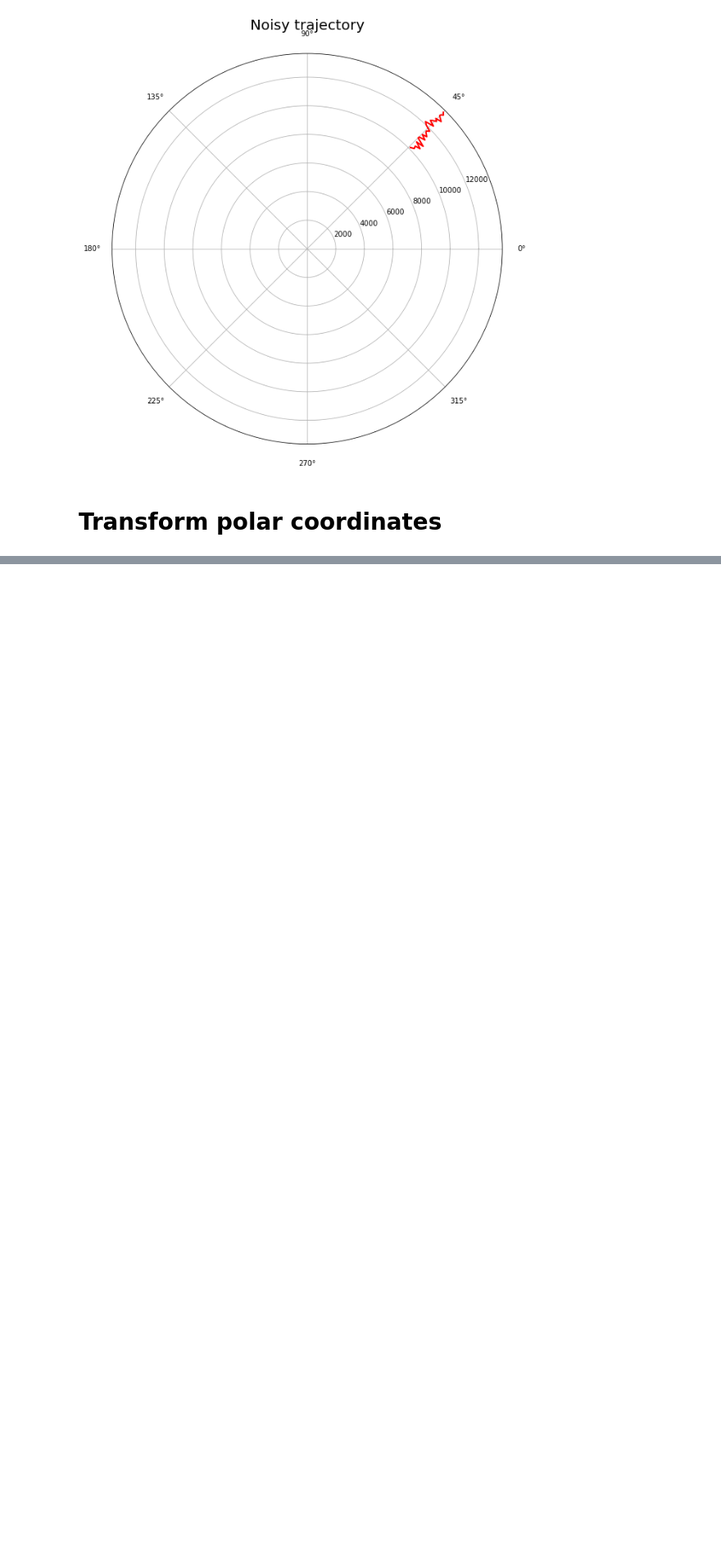
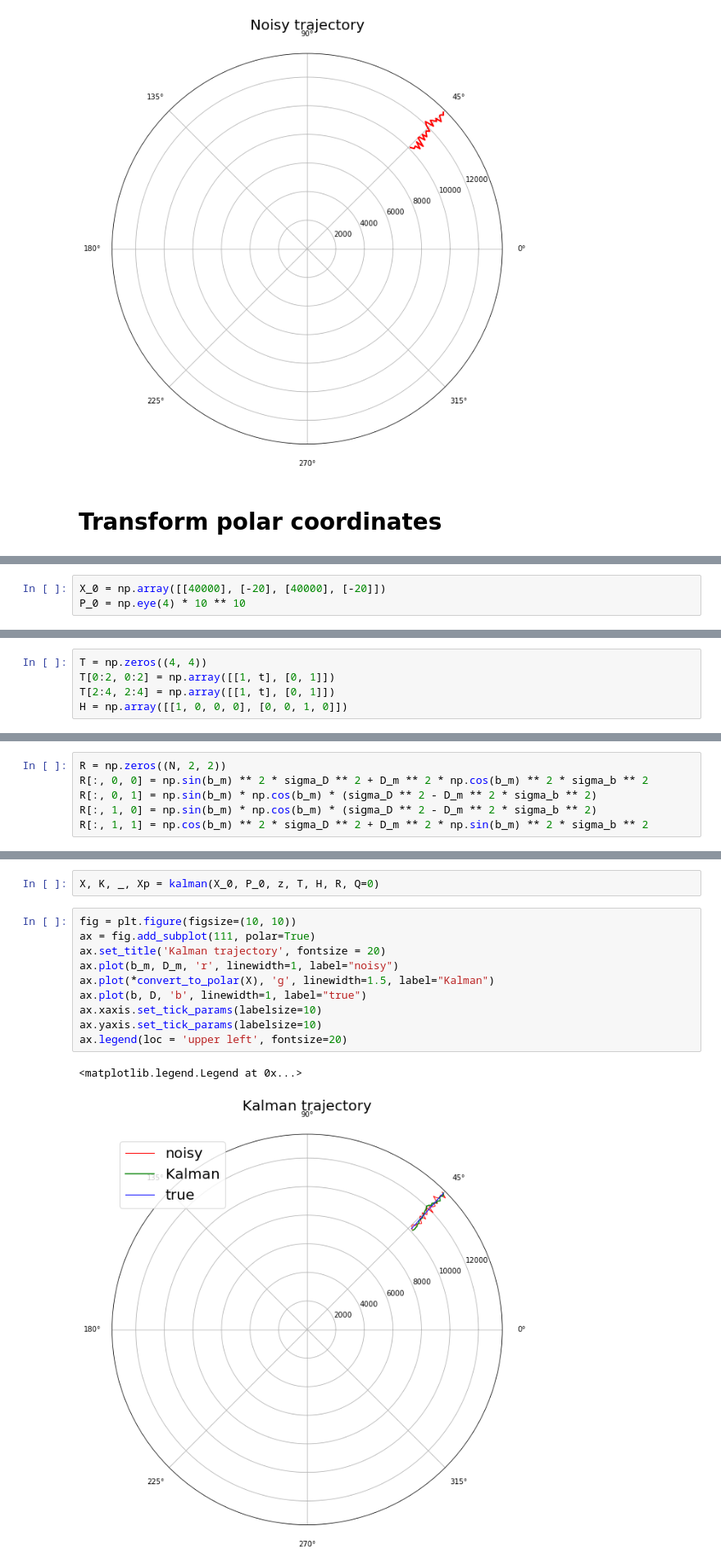
Before and after one commit to EgorPristanskiy/ExpDataProcessing, a Jupyter notebook: Lab9/Lab9.ipynb, the cells around one changed output, grey strips where cells are left out. Shown at 82% size. Cells and saved outputs as stored; diff of their text form; blank space fills up the shorter version.

```diff
--- a/Lab9/Lab9.ipynb
+++ b/Lab9/Lab9.ipynb
@@ -66,0 +99,3 @@ y_m = D_m * np.cos(b_m)
+# %%
+X_0 = np.array([[40000], [-20], [40000], [-20]])
+P_0 = np.eye(4) * 10 ** 10
@@ -66,0 +104,5 @@ y_m = D_m * np.cos(b_m)
+# %%
+T = np.zeros((4, 4))
+T[0:2, 0:2] = np.array([[1, t], [0, 1]])
+T[2:4, 2:4] = np.array([[1, t], [0, 1]])
+H = np.array([[1, 0, 0, 0], [0, 0, 1, 0]])
@@ -66,0 +111,6 @@ y_m = D_m * np.cos(b_m)
+# %%
+R = np.zeros((N, 2, 2))
+R[:, 0, 0] = np.sin(b_m) ** 2 * sigma_D ** 2 + D_m ** 2 * np.cos(b_m) ** 2 * sigma_b ** 2
+R[:, 0, 1] = np.sin(b_m) * np.cos(b_m) * (sigma_D ** 2 - D_m ** 2 * sigma_b ** 2)
+R[:, 1, 0] = np.sin(b_m) * np.cos(b_m) * (sigma_D ** 2 - D_m ** 2 * sigma_b ** 2)
+R[:, 1, 1] = np.cos(b_m) ** 2 * sigma_D ** 2 + D_m ** 2 * np.sin(b_m) ** 2 * sigma_b ** 2
@@ -66,0 +119,15 @@ y_m = D_m * np.cos(b_m)
+# %%
+X, K, _, Xp = kalman(X_0, P_0, z, T, H, R, Q=0)
+# %%
+fig = plt.figure(figsize=(10, 10))
+ax = fig.add_subplot(111, polar=True)
+ax.set_title('Kalman trajectory', fontsize = 20)
+ax.plot(b_m, D_m, 'r', linewidth=1, label="noisy")
+ax.plot(*convert_to_polar(X), 'g', linewidth=1.5, label="Kalman")
+ax.plot(b, D, 'b', linewidth=1, label="true")
+ax.xaxis.set_tick_params(labelsize=10)
+ax.yaxis.set_tick_params(labelsize=10)
+ax.legend(loc = 'upper left', fontsize=20)
+# %% [output]
+<matplotlib.legend.Legend at 0x...>
+[figure, added]
```
Also changed, not shown: parts of 42 cells of this notebook, 1 other file.
